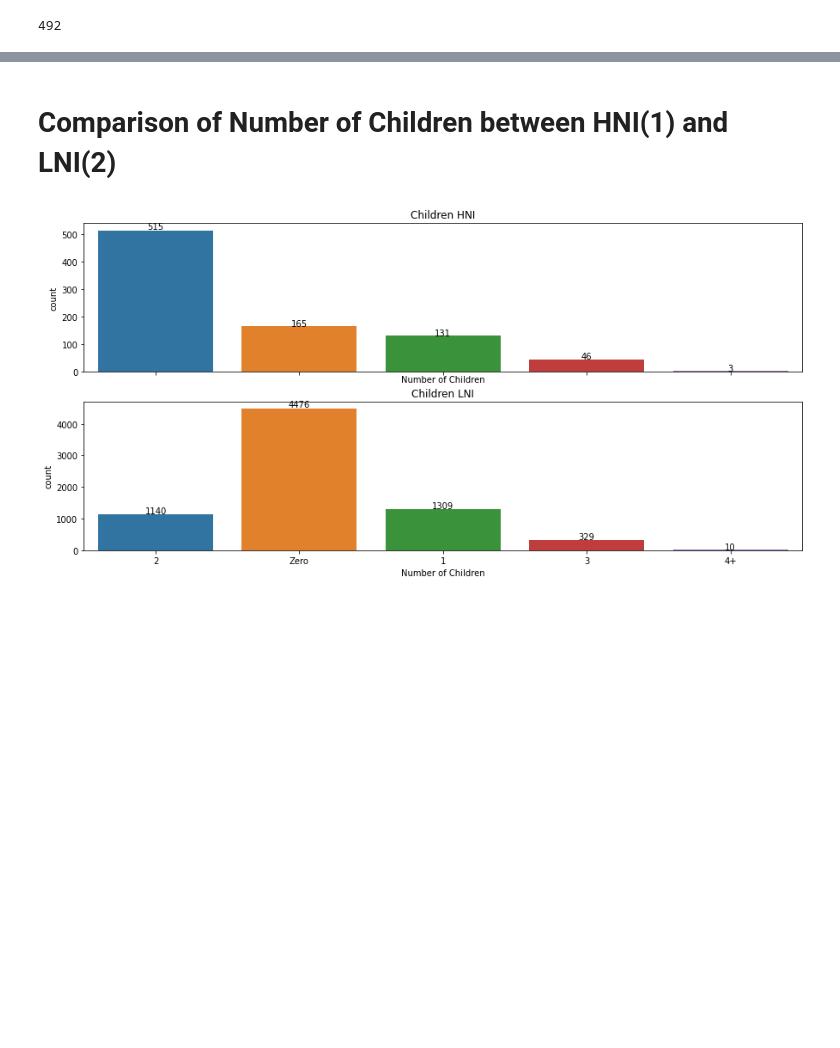
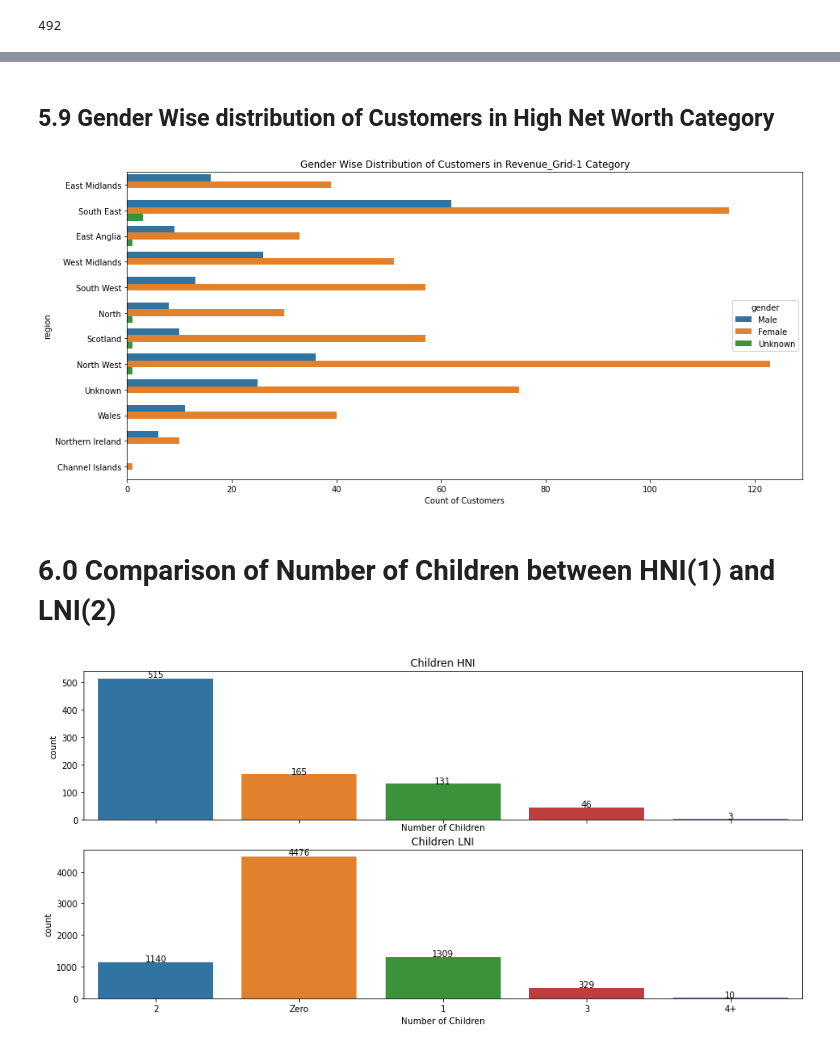
Before and after one commit to pdas544/ML1_Customer_Classification, a Jupyter notebook: CustomerClasssification.ipynb, the cells around one changed output, grey strips where cells are left out. Drawn from its saved outputs; the diff is of its cells as text; code cells hidden in the pictures; blank space fills up the shorter version.

```diff
--- a/CustomerClasssification.ipynb
+++ b/CustomerClasssification.ipynb
@@ -348,5 +347,21 @@ plt.show()
+# %% [markdown]
+## 5.9 Gender Wise distribution of Customers  in High Net Worth Category
+# %%
+
+dataRegionWise = custTrain[custTrain['Revenue_Grid']==1]
+
+fig = plt.figure(figsize=[15, 7])
+
+ax = sns.countplot(y='region',hue='gender',data=dataRegionWise)
+
+ax.set_title(label = 'Gender Wise Distribution of Customers in Revenue_Grid-1 Category', size = 12)
+ax.set_xlabel(xlabel = 'Count of Customers')
+
+plt.show()
+# %% [output]
+[figure, added]
 # %% [markdown]
-# Comparison of Number of Children between HNI(1) and LNI(2)
+# 6.0 Comparison of Number of Children between HNI(1) and LNI(2)
 # %%
 #train data
 childData1 = custTrain['children'][custTrain['Revenue_Grid'] == 1]
```
Also changed, not shown: parts of 32 cells of this notebook.
